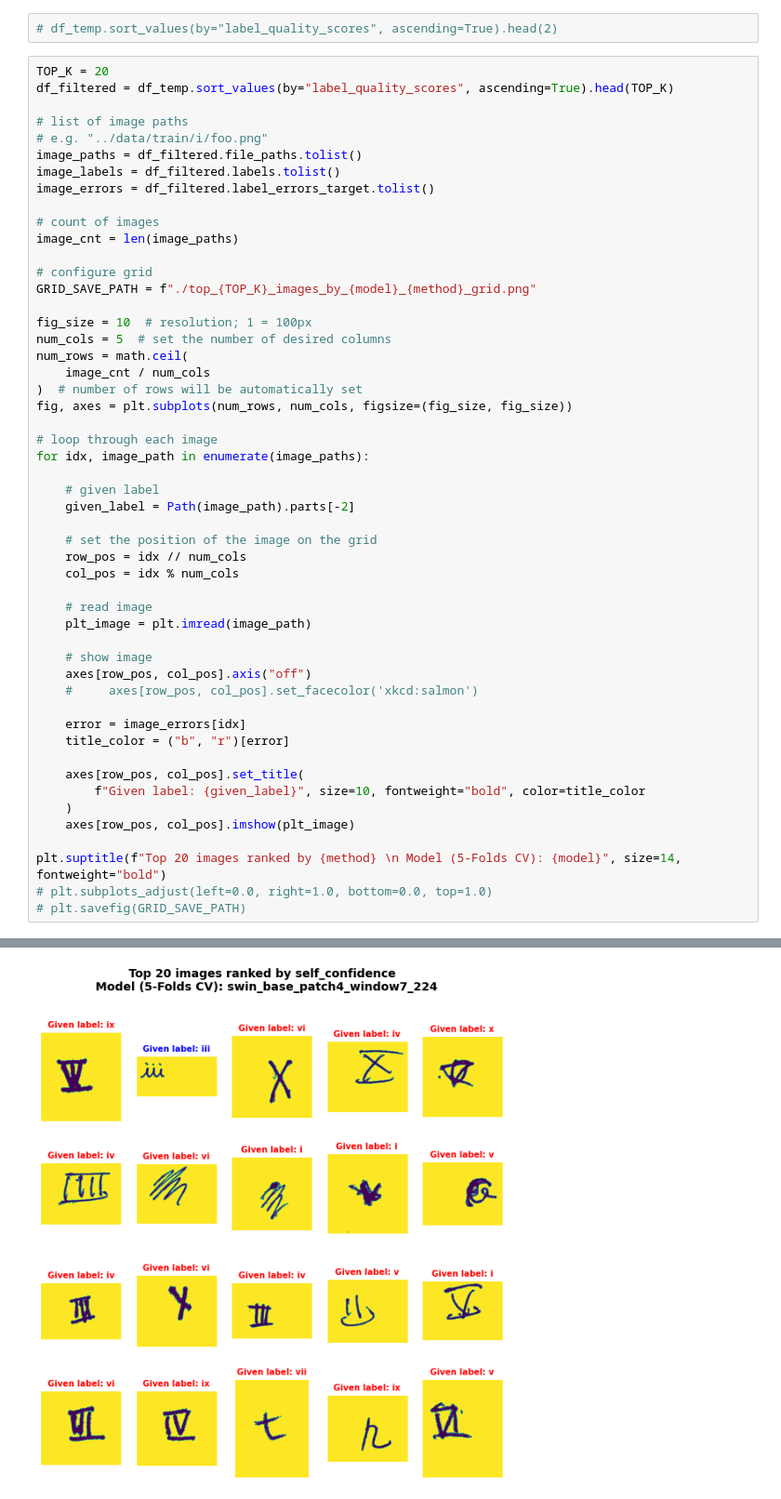
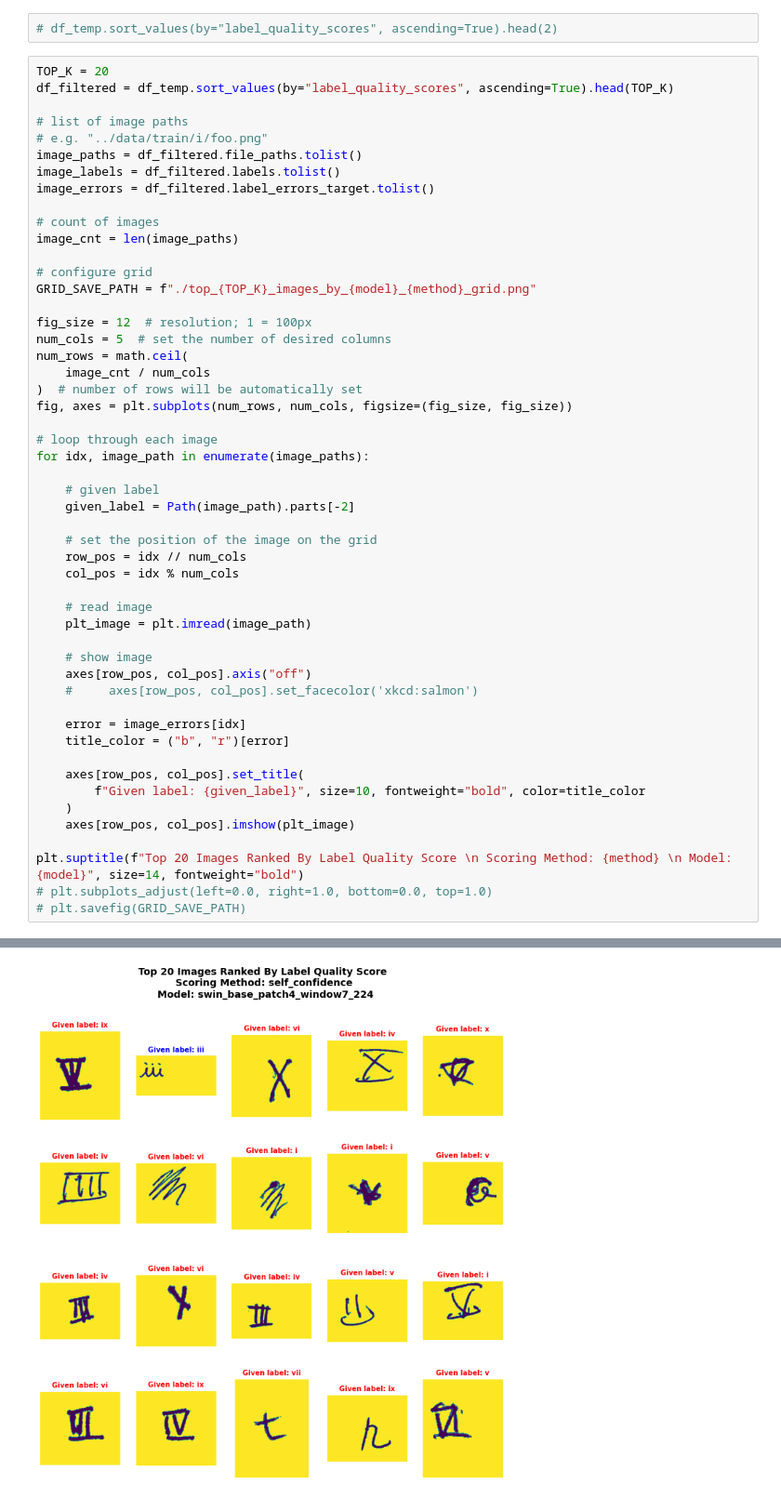
Before and after one commit to cleanlab/label-error-detection-benchmarks, a Jupyter notebook: src/experiments/andrew-ng-dcai/3_Evaluate_Scores.ipynb, the cells around one changed output, grey strips where cells are left out. Shown: that part at 93% size. Saved outputs shown, nothing was run; the diff lists cells and outputs as text.

Commit message:
Update DCAI score evaluation notebook

```diff
--- a/src/experiments/andrew-ng-dcai/3_Evaluate_Scores.ipynb
+++ b/src/experiments/andrew-ng-dcai/3_Evaluate_Scores.ipynb
@@ -232,7 +232,7 @@ image_cnt = len(image_paths)
 # configure grid
 GRID_SAVE_PATH = f"./top_{TOP_K}_images_by_{model}_{method}_grid.png"
 
-fig_size = 10  # resolution; 1 = 100px
+fig_size = 12  # resolution; 1 = 100px
 num_cols = 5  # set the number of desired columns
 num_rows = math.ceil(
     image_cnt / num_cols
@@ -264,7 +264,7 @@ for idx, image_path in enumerate(image_paths):
     )
     axes[row_pos, col_pos].imshow(plt_image)
 
-plt.suptitle(f"Top 20 images ranked by {method} \n Model (5-Folds CV): {model}", size=14, fontweight="bold")
+plt.suptitle(f"Top 20 Images Ranked By Label Quality Score \n Scoring Method: {method} \n Model: {model}", size=14, fontweight="bold")
 # plt.subplots_adjust(left=0.0, right=1.0, bottom=0.0, top=1.0)
 # plt.savefig(GRID_SAVE_PATH)
 # %% [output]
@@ -272 +272 @@ Text(0.5, 0.98, 'Top 20 images ranked by self_confidence \n Model (5-Folds CV):
-[figure, old version]
+[figure, new version]
```
Also changed, not shown: parts of 1 cell of this notebook.
